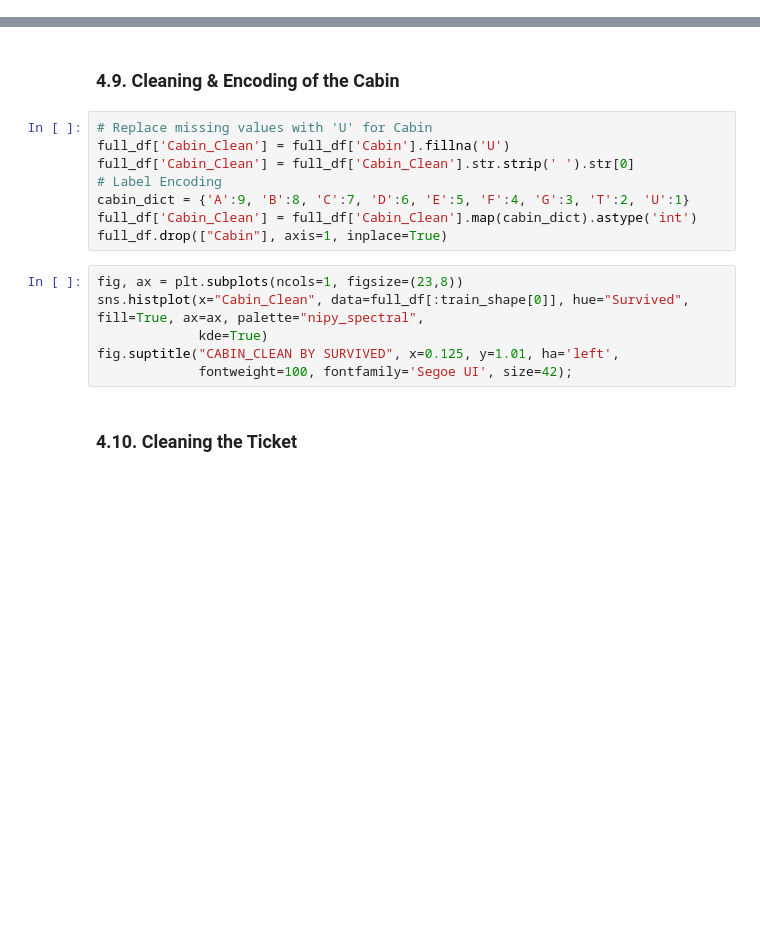
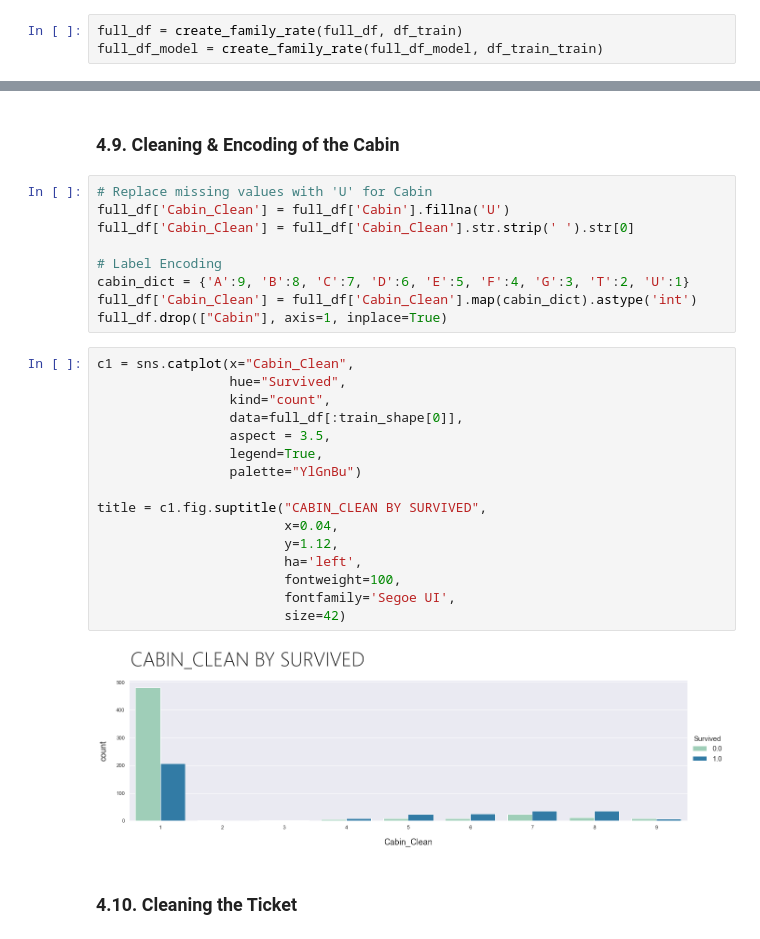
Before and after one commit to mathanssen/titanic, a Jupyter notebook: notebook/Titanic.ipynb, the cells around one changed output, grey strips where cells are left out. Drawn from its saved outputs; the diff is of its cells as text; blank space fills up the shorter version.

```diff
--- a/notebook/Titanic.ipynb
+++ b/notebook/Titanic.ipynb
@@ -521,3 +633,6 @@ for _, grp_df in full_df_model[['Survived', 'Family_Name', 'Fare', 'Ticket', 'Pa
+# %%
+full_df = create_family_rate(full_df, df_train)
+full_df_model = create_family_rate(full_df_model, df_train_train)
 # %%
 full_df = full_df.drop(["Name", "Family_Name"], axis=1)
 full_df_model = full_df_model.drop(["Name", "Family_Name"], axis=1)
@@ -527,16 +642,29 @@ full_df_model = full_df_model.drop(["Name", "Family_Name"], axis=1)
 # Replace missing values with 'U' for Cabin
 full_df['Cabin_Clean'] = full_df['Cabin'].fillna('U')
 full_df['Cabin_Clean'] = full_df['Cabin_Clean'].str.strip(' ').str[0]
+
 # Label Encoding
 cabin_dict = {'A':9, 'B':8, 'C':7, 'D':6, 'E':5, 'F':4, 'G':3, 'T':2, 'U':1}
 full_df['Cabin_Clean'] = full_df['Cabin_Clean'].map(cabin_dict).astype('int')
 full_df.drop(["Cabin"], axis=1, inplace=True)
 # %%
-fig, ax = plt.subplots(ncols=1, figsize=(23,8))
-sns.histplot(x="Cabin_Clean", data=full_df[:train_shape[0]], hue="Survived", fill=True, ax=ax, palette="nipy_spectral",
-             kde=True)
-fig.suptitle("CABIN_CLEAN BY SURVIVED", x=0.125, y=1.01, ha='left',
-             fontweight=100, fontfamily='Segoe UI', size=42);
+c1 = sns.catplot(x="Cabin_Clean",
+                 hue="Survived",
+                 kind="count",
+                 data=full_df[:train_shape[0]],
+                 aspect = 3.5,
+                 legend=True,
+                 palette="YlGnBu")
+
+title = c1.fig.suptitle("CABIN_CLEAN BY SURVIVED",
+                        x=0.04,
+                        y=1.12,
+                        ha='left',
+                        fontweight=100,
+                        fontfamily='Segoe UI',
+                        size=42)
+# %% [output]
+[figure, added]
 # %% [markdown]
 ### 4.10. Cleaning the Ticket
 # %%
```
Also changed, not shown: parts of 115 cells of this notebook, 1 other file.
